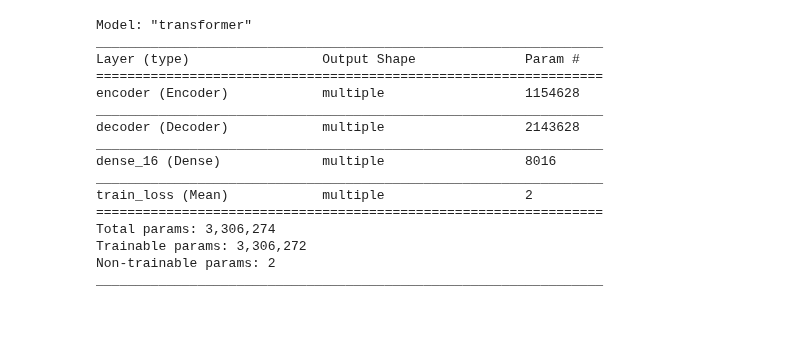
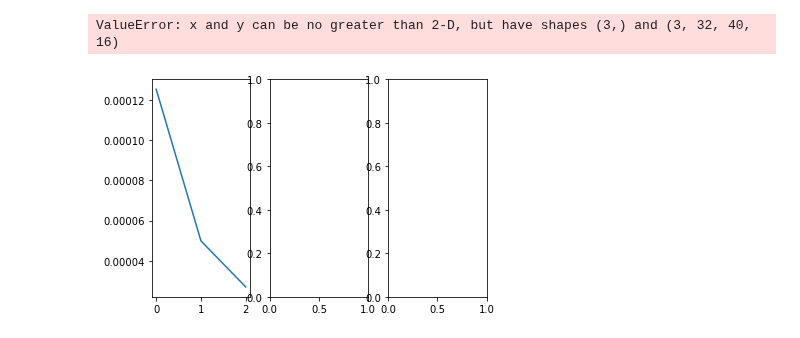
Before and after one commit to elazarg/nakdimon, a Jupyter notebook: transformer.ipynb, the cells around one changed output. Saved outputs shown, nothing was run; the diff lists cells and outputs as text; code cells hidden in the pictures.

Commit message:
transformer is not working

```diff
--- a/transformer.ipynb
+++ b/transformer.ipynb
@@ -18,20 +18,20 @@ import transformer
 # %%
 BATCH_SIZE = 32
 
-MAXLEN = 50
+MAXLEN = 40
 
 LETTERS_SIZE = len(dataset.letters_table)
 NIQQUD_SIZE = len(dataset.niqqud_table)
 DAGESH_SIZE = len(dataset.dagesh_table)
 SIN_SIZE = len(dataset.sin_table)
 
-d_model = 500
+d_model = 54
 
 model = transformer.Transformer(
     num_layers=1,
     d_model=d_model,
-    num_heads=5,
-    dff=128,
+    num_heads=6,
+    dff=1024,
     input_vocab_size=LETTERS_SIZE,
     target_vocab_size=NIQQUD_SIZE,
     maximum_position_encoding_input=MAXLEN,
@@ -39,10 +39,11 @@ model = transformer.Transformer(
     rate=0.0
 )
 
-learning_rate = transformer.CustomSchedule(d_model, warmup_steps=1000)  # 8e-5
+learning_rate = transformer.CustomSchedule(d_model, warmup_steps=3000)
 model.compile(
-    optimizer=tf.keras.optimizers.Adam(learning_rate),
-    loss=transformer.train_loss
+    optimizer=tf.keras.optimizers.Adam(8e-4),
+    loss=tf.keras.losses.sparse_categorical_crossentropy,
+    metrics=['accuracy']
 )
 # pseudo "build" step, to allow printing a summary:
 model.pseudo_build(MAXLEN, MAXLEN)
@@ -72,16 +71,17 @@ def load_data(source, validation=0.1):
     return train, valid
 
 
-def print_summary():
-
 def fit(data, epochs=1):
     train, valid = data
     total = len(data[0])//BATCH_SIZE
+    history = collections.defaultdict(list)
     for epoch in range(epochs):
-        transformer.train_loss.reset_states()
-        transformer.train_accuracy.reset_states()
         for i in range(total):
             s = slice(i*BATCH_SIZE, (i+1)*BATCH_SIZE)
             res = model.train_step(train.normalized[s], train.niqqud[s])
-            print(f"{i:4d}/{total:4d} - loss: {res['loss']:.4f} - accuracy: {res['acc']:.4f}", end='       \r')
+            out = ' - '.join(f"{k}: {v:.4f}" for k, v in res.items() if k != "predictions")
+            print(f"{i:4d}/{total:4d} - {out}", end='      \r')
         print()
+        for k, v in res.items():
+            history[k].append(res[k].numpy())
+    return history
@@ -96,6 +115,6 @@ data_modern = load_data(validation=0.1, source=['modern'])
 # %%
-model.load_weights('./checkpoints/uninit')
-history = fit(data_modern, epochs=1)
-# print(true_accuracy(data_modern))
+model.load_weights('./checkpoints/mix')
+history = fit(data_modern, epochs=15)
+# print(true_accuracy(data_modern)
 model.save_weights('./checkpoints/modern')
 # %% [output]
@@ -103,22 +126,3 @@ model.save_weights('./checkpoints/modern')
-# %%
-model.summary()
-# %% [output]
-Model: "transformer"
-_________________________________________________________________
-Layer (type)                 Output Shape              Param #
-=================================================================
-encoder (Encoder)            multiple                  1154628
-_________________________________________________________________
-decoder (Decoder)            multiple                  2143628
-_________________________________________________________________
-dense_16 (Dense)             multiple                  8016
-_________________________________________________________________
-train_loss (Mean)            multiple                  2
-=================================================================
-Total params: 3,306,274
-Trainable params: 3,306,272
-Non-trainable params: 2
-_________________________________________________________________
 # %%
 model.load_weights('./checkpoints/modern')
 
@@ -176,0 +148,12 @@ def plot_attention_weights(attention, sentence, result, layer):
+# %%
+import matplotlib.pyplot as plt
+
+fig, ax = plt.subplots(nrows=1, ncols=len(history))
+
+for i, v in enumerate(history.values()):
+    ax[i].plot(v)
+
+plt.tight_layout()
+# %% [output]
+ValueError: x and y can be no greater than 2-D, but have shapes (3,) and (3, 32, 40, 16)
+[figure, added]
```
Also changed, not shown: parts of 11 cells of this notebook, 2 other files.
